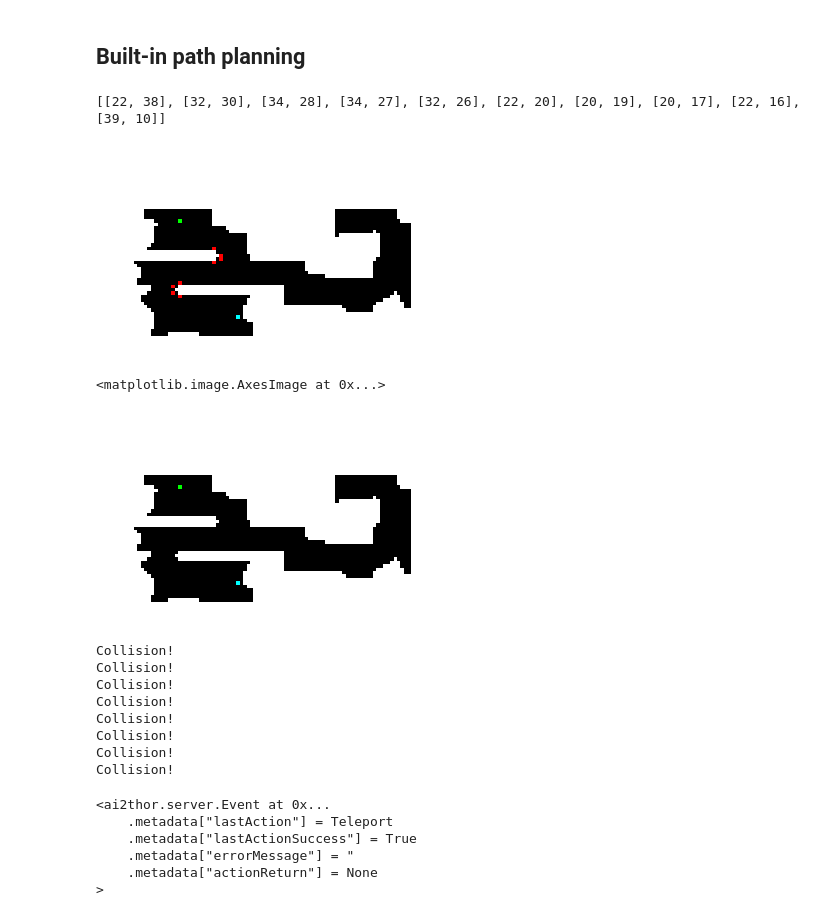
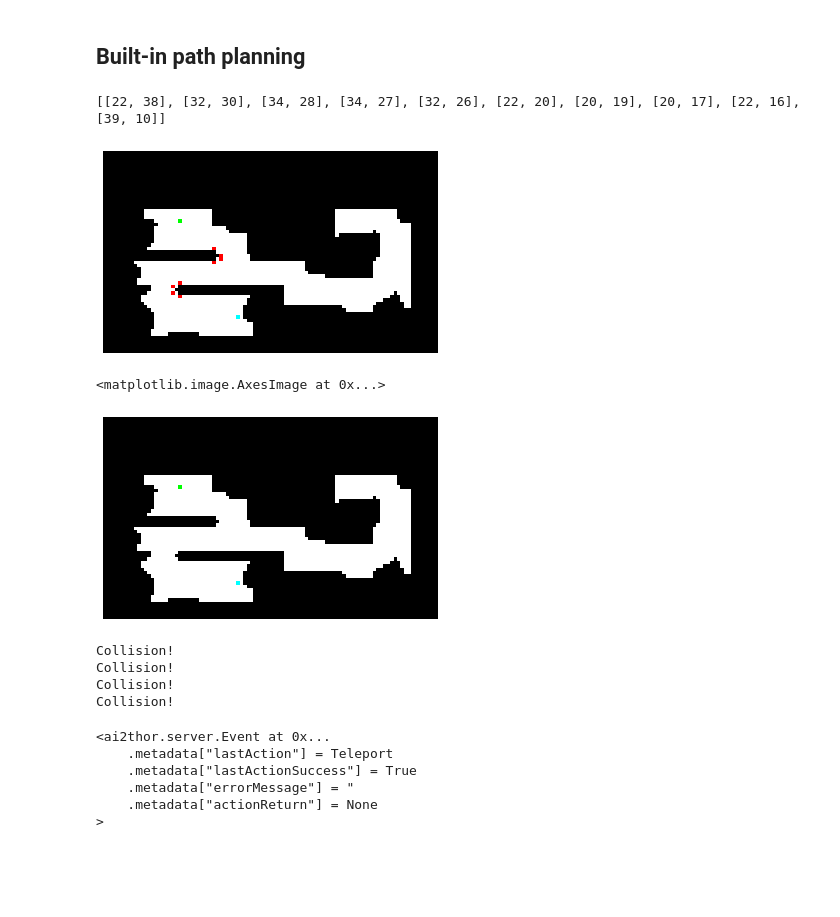
Before and after one commit to jeongeun980906/Zeroshot-Active-VIsual-Search, a Jupyter notebook: Typlayground.ipynb, the cells around one changed output. Drawn from its saved outputs; the diff is of its cells as text; code cells hidden in the pictures; blank space fills up the shorter version.

```diff
--- a/Typlayground.ipynb
+++ b/Typlayground.ipynb
@@ -110,7 +109,7 @@ path = astar(sm.grid_map,cgoal,cpos)
 KeyboardInterrupt:
 # %%
 def show_path(path,gridmap):
-    gridmap_rgb = np.expand_dims(gridmap,-1)
+    gridmap_rgb = 1-np.expand_dims(gridmap,-1)
     gridmap_rgb = np.repeat(gridmap_rgb,3,-1)
     for p in path[1:-1]:
         gridmap_rgb[p[0],p[1],:] = [1,0,0]
@@ -122,5 +121,5 @@ def show_path(path,gridmap):
     plt.axis('off')
     plt.imshow(gridmap_rgb)
 
-show_path(path,sm.grid_map)
-e=0
+# show_path(path,sm.grid_map)
+# e=0
@@ -265,25 +257,25 @@ print(savepath)
 show_path(savepath,sm.grid_map)
 # %% [output]
 [[22, 38], [32, 30], [34, 28], [34, 27], [32, 26], [22, 20], [20, 19], [20, 17], [22, 16], [39, 10]]
-[figure, old version]
+[figure, new version]
 # %%
 ## When built-in doesn't work
 
-gridmap = sm.grid_map
+gridmap = 1-sm.grid_map
 init = sm.gridmap_pos(rstate2pos(incpos))
 end = sm.gridmap_pos(rstate2pos(inpath[-1]))
 
 gridmap_rgb = np.expand_dims(gridmap,-1)
 gridmap_rgb = np.repeat(gridmap_rgb,3,-1)
 
 gridmap_rgb[init[0],init[1],:] = [0,1,0]
 gridmap_rgb[end[0],end[1],:] = [0,1,1]
 gridmap_rgb = np.rot90(gridmap_rgb)
 plt.axis('off')
 plt.imshow(gridmap_rgb)
 # %% [output]
 <matplotlib.image.AxesImage at 0x...>
-[figure, old version]
+[figure, new version]
 # %%
 controller.step(dict(action='GetReachablePositions'))
 
@@ -332,10 +324,6 @@ Collision!
 Collision!
 Collision!
 Collision!
-Collision!
-Collision!
-Collision!
-Collision!
 <ai2thor.server.Event at 0x...
     .metadata["lastAction"] = Teleport
     .metadata["lastActionSuccess"] = True
```
Also changed, not shown: parts of 6 cells of this notebook, 5 other files.
